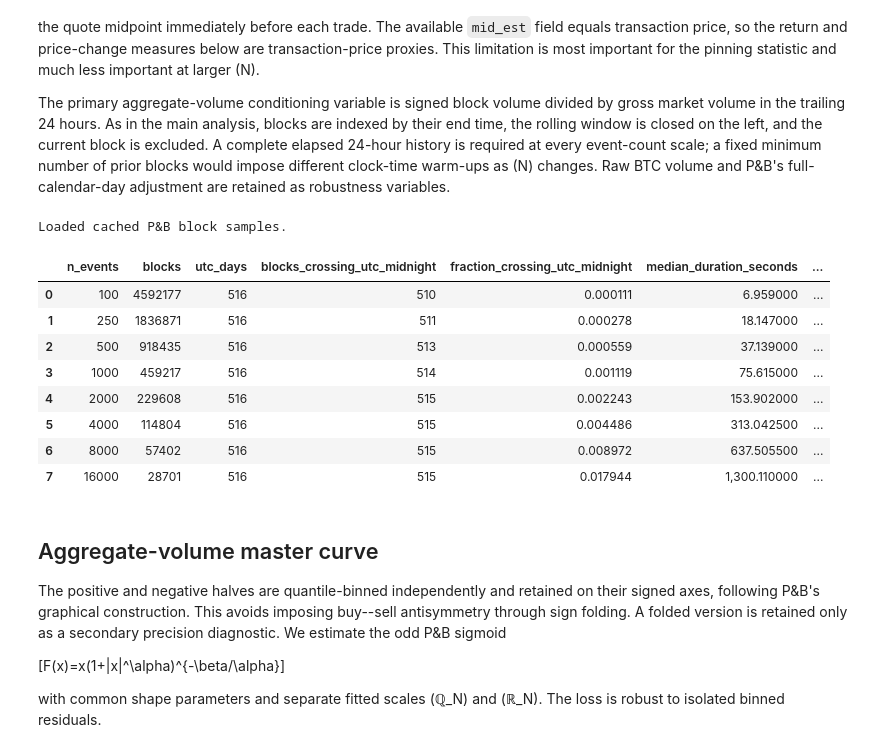
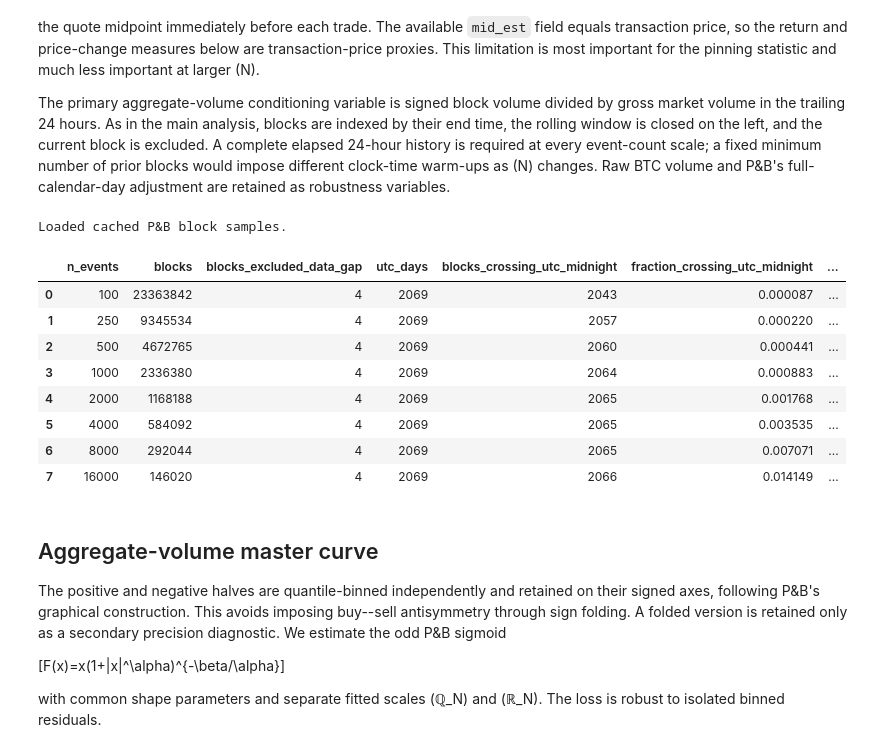
Before and after one commit to pdmillington/market-impact-research, a Jupyter notebook: crypto-impact-study/notebooks/PatzeltBouchaudScaling.ipynb, the cells around one changed output. Drawn from its saved outputs; the diff is of its cells as text; code cells hidden in the pictures.

```diff
--- a/crypto-impact-study/notebooks/PatzeltBouchaudScaling.ipynb
+++ b/crypto-impact-study/notebooks/PatzeltBouchaudScaling.ipynb
@@ -51,15 +51,24 @@ sys.path.insert(0, str(PROJECT_DIR / 'src'))
 plt.style.use('seaborn-v0_8-whitegrid')
 pd.options.display.float_format = '{:,.6f}'.format
 # %%
-DATA_DIR = PROJECT_DIR / 'data' / 'raw' / 'BTCUSDT_monthly'
+# Corrected trade events (one event per same-sign run of fills at a millisecond
+# timestamp, priced at the run's last fill; scripts/export_paper_events.py), on the
+# shared data drive. The legacy files in data/raw/BTCUSDT_monthly (first-fill price
+# and sign per timestamp, 2025-01..2026-05) are no longer used.
+SHARED_ACADEMIC = PROJECT_DIR.parent / 'shared-data' / 'features' / 'academic' / 'symbol=BTCUSDT'
+DATA_DIR = Path(os.environ.get('CRYPTO_IMPACT_DATA_DIR', SHARED_ACADEMIC / 'paper_events_v2'))
+SAMPLE_START = os.environ.get('CRYPTO_IMPACT_SAMPLE_START', '2021-01')
+SAMPLE_END = os.environ.get('CRYPTO_IMPACT_SAMPLE_END', '2026-08')
+assert SAMPLE_END <= '2026-08', 'Data from 2026-09 onward is reserved for the alpha-search P-006 test.'
+# Redo outputs sit beside the other full-sample notebook reruns, so the paper's
+# original reports/figures and reports/tables are not overwritten.
 OUTPUT_ROOT = Path(os.environ.get(
-    'CRYPTO_IMPACT_PB_OUTPUT_ROOT', PROJECT_DIR / 'reports'
+    'CRYPTO_IMPACT_PB_OUTPUT_ROOT', PROJECT_DIR / 'reports' / 'redo' / 'paper'
 ))
 FIGURE_DIR = OUTPUT_ROOT / 'figures'
 TABLE_DIR = OUTPUT_ROOT / 'tables'
 CACHE_DIR = Path(os.environ.get(
-    'CRYPTO_IMPACT_PB_CACHE_DIR',
-    PROJECT_DIR / 'data' / 'processed' / 'pb_scaling_cache',
+    'CRYPTO_IMPACT_PB_CACHE_DIR', SHARED_ACADEMIC / 'pb_notebook_cache_v2',
 ))
 for directory in (FIGURE_DIR, TABLE_DIR, CACHE_DIR):
     directory.mkdir(parents=True, exist_ok=True)
@@ -82,13 +91,16 @@ MAX_ROWS_PER_FILE_RAW = int(os.environ.get('CRYPTO_IMPACT_MAX_ROWS_PER_FILE', '0
 MAX_FILES = MAX_FILES_RAW or None
 MAX_ROWS_PER_FILE = MAX_ROWS_PER_FILE_RAW or None
 
-files = sorted(DATA_DIR.glob('BTCUSDT-trades-*.parquet'))
+files = sorted(
+    path for path in DATA_DIR.glob('BTCUSDT-trades-*.parquet')
+    if SAMPLE_START <= path.stem.removeprefix('BTCUSDT-trades-') <= SAMPLE_END
+)
 if MAX_FILES is not None:
     files = files[:MAX_FILES]
 if not files:
     raise FileNotFoundError(f'No monthly parquet files found in {DATA_DIR}')
 
-CACHE_VERSION = 'v2_continuous'
+CACHE_VERSION = 'v3_gapflag'  # v3: blocks carry spans_data_gap
 row_limit_tag = MAX_ROWS_PER_FILE or 'all'
 cache_tag = (
     f'{CACHE_VERSION}_{len(files)}files_{files[0].stem}_{files[-1].stem}_'
@@ -141,6 +153,8 @@ at every event-count scale; a fixed minimum number of prior blocks would impose
 different clock-time warm-ups as (N) changes. Raw BTC volume and P&B's
 full-calendar-day adjustment are retained as robustness variables.
 # %%
+from crypto_impact.data_gaps import spans_data_gap
+
 RAW_COLUMNS = ['price', 'qty', 'time', 'is_buyer_maker']
 MILLISECONDS_PER_DAY = 86_400_000
 
@@ -199,6 +213,9 @@ def aggregate_complete_blocks(time_ms, price, quantity, sign, n):
         'log_return': block_return,
         'price_change_fraction': price_change_fraction,
         'endpoint_price_changed': price_matrix[:, -1] != price_matrix[:, 0],
+        # Blocks covering a known unrecoverable gap in the trade archives
+        # (config/btcusdt_data_gaps.csv) contain unobserved trades.
+        'spans_data_gap': spans_data_gap(time_matrix[:, 0], time_matrix[:, -1]),
     })
 
 
@@ -331,42 +348,50 @@ def add_trailing_volume_normalisation(data):
     # Downstream fitting code uses this explicit primary-analysis alias.
     result['pb_signed_volume'] = result['trailing_24h_signed_volume_fraction']
     return result.replace([np.inf, -np.inf], np.nan)
 
 
 blocks_by_n = {
     n: add_trailing_volume_normalisation(data)
     for n, data in blocks_by_n.items()
 }
+# Blocks spanning a known data gap keep their observed volume in the trailing
+# windows above but are excluded from every analysis below.
+blocks_spanning_data_gap = {n: int(data['spans_data_gap'].sum()) for n, data in blocks_by_n.items()}
+blocks_by_n = {
+    n: data.loc[~data['spans_data_gap']].reset_index(drop=True)
+    for n, data in blocks_by_n.items()
+}
 
 sample_summary = pd.DataFrame([
     {
         'n_events': n,
         'blocks': len(data),
+        'blocks_excluded_data_gap': blocks_spanning_data_gap[n],
         'utc_days': data['utc_day_code'].nunique(),
         'blocks_crossing_utc_midnight': data['crosses_utc_day'].sum(),
         'fraction_crossing_utc_midnight': data['crosses_utc_day'].mean(),
         'median_duration_seconds': data['duration_seconds'].median(),
         'median_event_intensity': data['event_intensity'].median(),
         'valid_trailing_volume_blocks': data['pb_signed_volume'].notna().sum(),
         'median_trailing_24h_volume_btc': data['trailing_24h_volume_btc'].median(),
         'median_abs_trailing_volume_fraction': data['pb_signed_volume'].abs().median(),
         'median_abs_sign_bias': data['sign_bias'].abs().median(),
         'median_abs_trade_imbalance': data['trade_imbalance'].abs().median(),
     }
     for n, data in blocks_by_n.items()
 ])
 display(sample_summary)
 # %% [output]
 Loaded cached P&B block samples.
-|  | n_events | blocks | utc_days | blocks_crossing_utc_midnight | fraction_crossing_utc_midnight | median_duration_seconds | ... |
-| 0 | 100 | 4592177 | 516 | 510 | 0.000111 | 6.959000 | ... |
-| 1 | 250 | 1836871 | 516 | 511 | 0.000278 | 18.147000 | ... |
-| 2 | 500 | 918435 | 516 | 513 | 0.000559 | 37.139000 | ... |
-| 3 | 1000 | 459217 | 516 | 514 | 0.001119 | 75.615000 | ... |
-| 4 | 2000 | 229608 | 516 | 515 | 0.002243 | 153.902000 | ... |
-| 5 | 4000 | 114804 | 516 | 515 | 0.004486 | 313.042500 | ... |
-| 6 | 8000 | 57402 | 516 | 515 | 0.008972 | 637.505500 | ... |
-| 7 | 16000 | 28701 | 516 | 515 | 0.017944 | 1,300.110000 | ... |
+|  | n_events | blocks | blocks_excluded_data_gap | utc_days | blocks_crossing_utc_midnight | fraction_crossing_utc_midnight | ... |
+| 0 | 100 | 23363842 | 4 | 2069 | 2043 | 0.000087 | ... |
+| 1 | 250 | 9345534 | 4 | 2069 | 2057 | 0.000220 | ... |
+| 2 | 500 | 4672765 | 4 | 2069 | 2060 | 0.000441 | ... |
+| 3 | 1000 | 2336380 | 4 | 2069 | 2064 | 0.000883 | ... |
+| 4 | 2000 | 1168188 | 4 | 2069 | 2065 | 0.001768 | ... |
+| 5 | 4000 | 584092 | 4 | 2069 | 2065 | 0.003535 | ... |
+| 6 | 8000 | 292044 | 4 | 2069 | 2065 | 0.007071 | ... |
+| 7 | 16000 | 146020 | 4 | 2069 | 2066 | 0.014149 | ... |
 # %% [markdown]
 ## Aggregate-volume master curve
 
```
Also changed, not shown: parts of 9 cells of this notebook, 21 other files.
